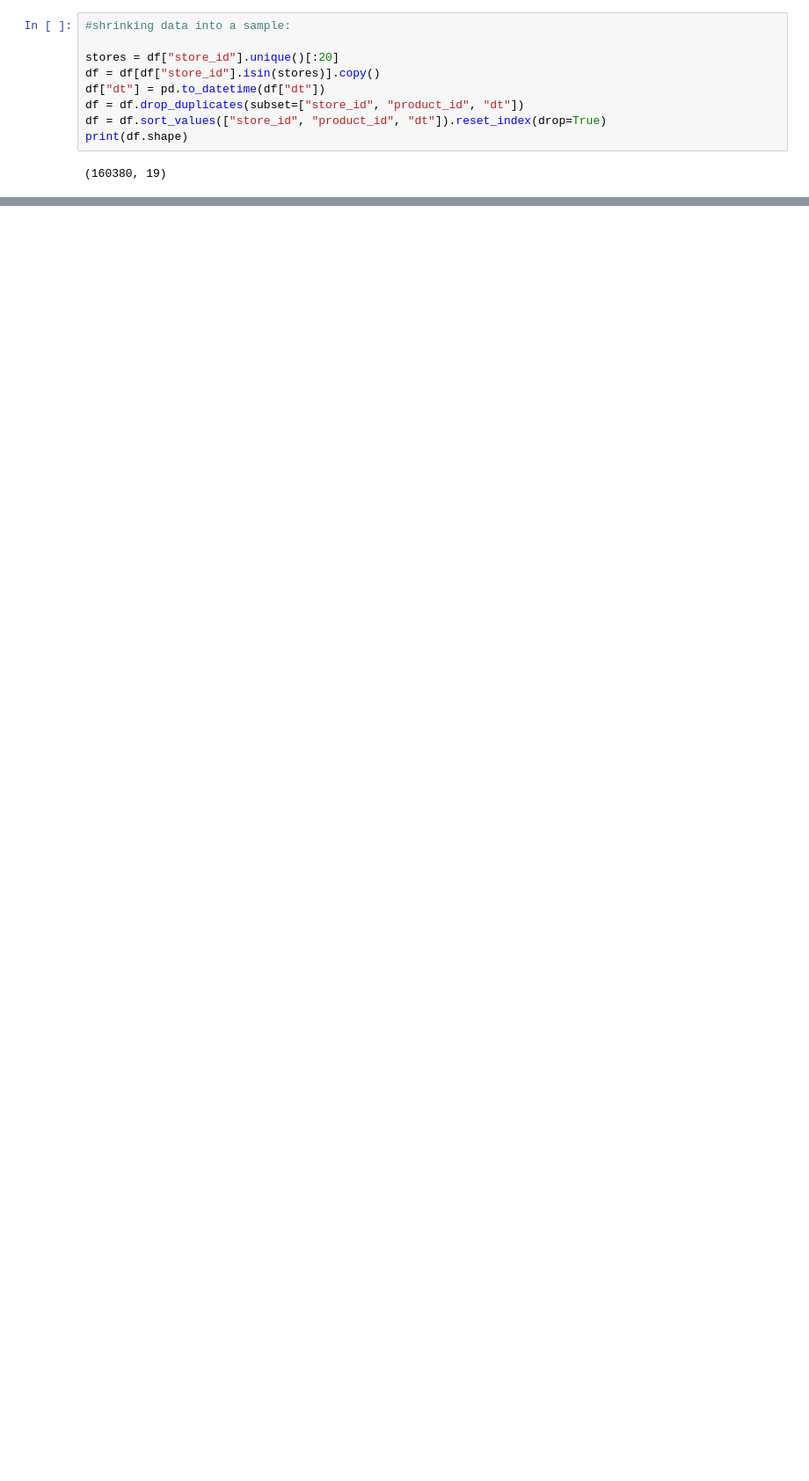
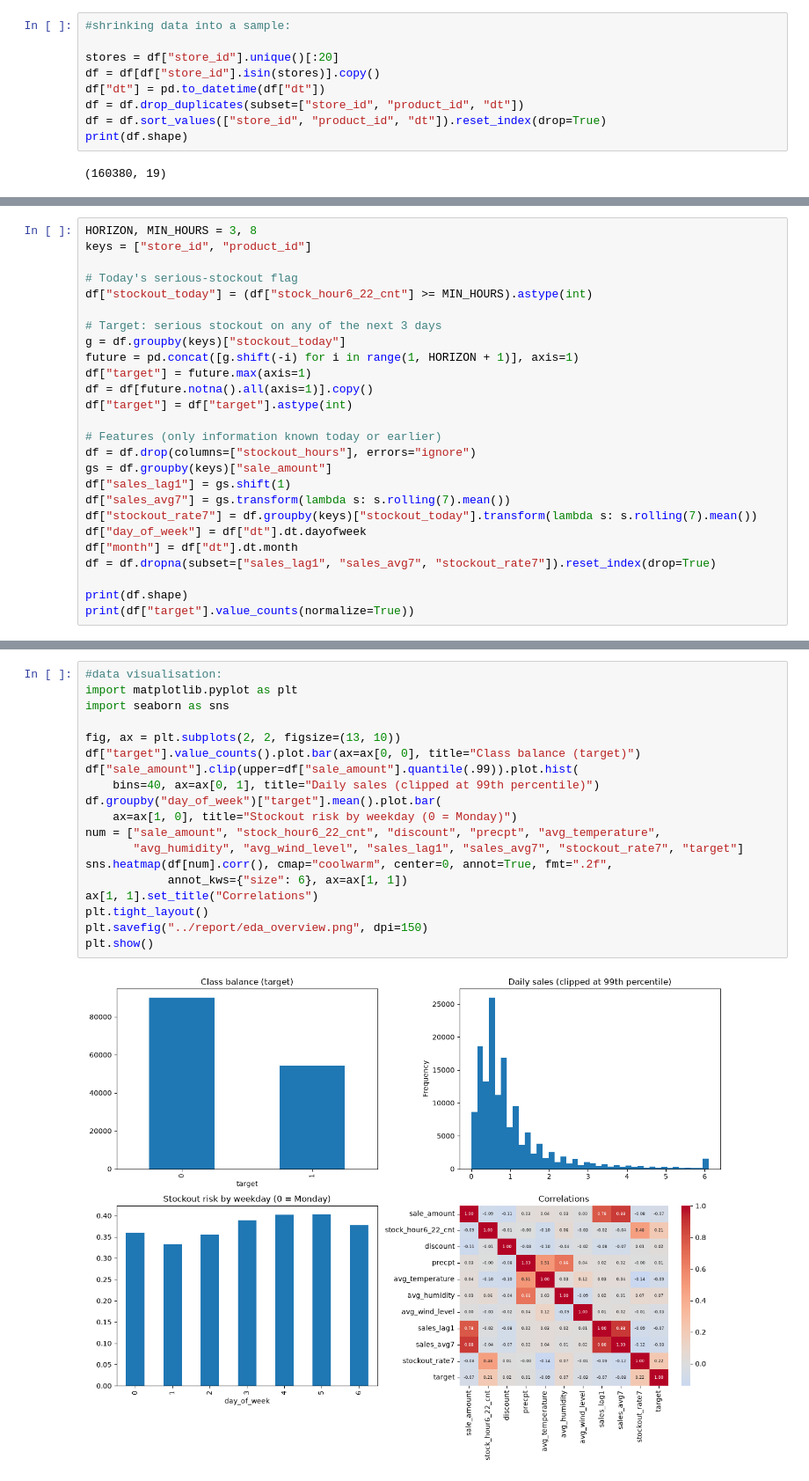
Before and after one commit to lybaa786/stockout-alerter, a Jupyter notebook: notebooks/data_processing.ipynb, the cells around one changed output, grey strips where cells are left out. Shown at 88% size. Saved outputs shown, nothing was run; the diff lists cells and outputs as text; blank space fills up the shorter version.

```diff
--- a/notebooks/data_processing.ipynb
+++ b/notebooks/data_processing.ipynb
@@ -91,0 +122,26 @@ Name: proportion, dtype: float64
+# %%
+HORIZON, MIN_HOURS = 3, 8
+keys = ["store_id", "product_id"]
+
+# Today's serious-stockout flag
+df["stockout_today"] = (df["stock_hour6_22_cnt"] >= MIN_HOURS).astype(int)
+
+# Target: serious stockout on any of the next 3 days
+g = df.groupby(keys)["stockout_today"]
+future = pd.concat([g.shift(-i) for i in range(1, HORIZON + 1)], axis=1)
+df["target"] = future.max(axis=1)
+df = df[future.notna().all(axis=1)].copy()
+df["target"] = df["target"].astype(int)
+
+# Features (only information known today or earlier)
+df = df.drop(columns=["stockout_hours"], errors="ignore")
+gs = df.groupby(keys)["sale_amount"]
+df["sales_lag1"] = gs.shift(1)
+df["sales_avg7"] = gs.transform(lambda s: s.rolling(7).mean())
+df["stockout_rate7"] = df.groupby(keys)["stockout_today"].transform(lambda s: s.rolling(7).mean())
+df["day_of_week"] = df["dt"].dt.dayofweek
+df["month"] = df["dt"].dt.month
+df = df.dropna(subset=["sales_lag1", "sales_avg7", "stockout_rate7"]).reset_index(drop=True)
+
+print(df.shape)
+print(df["target"].value_counts(normalize=True))
@@ -91,0 +154,21 @@ Name: proportion, dtype: float64
+# %%
+#data visualisation:
+import matplotlib.pyplot as plt
+import seaborn as sns
+
+fig, ax = plt.subplots(2, 2, figsize=(13, 10))
+df["target"].value_counts().plot.bar(ax=ax[0, 0], title="Class balance (target)")
+df["sale_amount"].clip(upper=df["sale_amount"].quantile(.99)).plot.hist(
+    bins=40, ax=ax[0, 1], title="Daily sales (clipped at 99th percentile)")
+df.groupby("day_of_week")["target"].mean().plot.bar(
+    ax=ax[1, 0], title="Stockout risk by weekday (0 = Monday)")
+num = ["sale_amount", "stock_hour6_22_cnt", "discount", "precpt", "avg_temperature",
+       "avg_humidity", "avg_wind_level", "sales_lag1", "sales_avg7", "stockout_rate7", "target"]
+sns.heatmap(df[num].corr(), cmap="coolwarm", center=0, annot=True, fmt=".2f",
+            annot_kws={"size": 6}, ax=ax[1, 1])
+ax[1, 1].set_title("Correlations")
+plt.tight_layout()
+plt.savefig("../report/eda_overview.png", dpi=150)
+plt.show()
+# %% [output]
+[figure, added]
```
Also changed, not shown: parts of 6 cells of this notebook, 6 other files.
